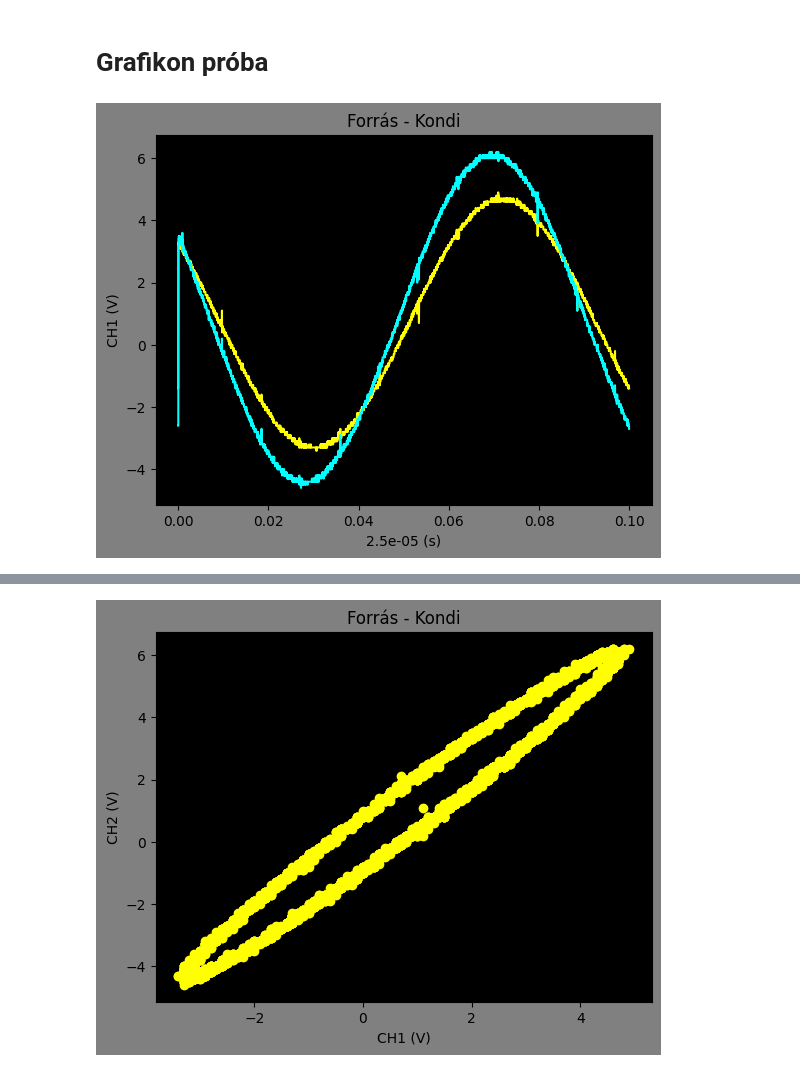
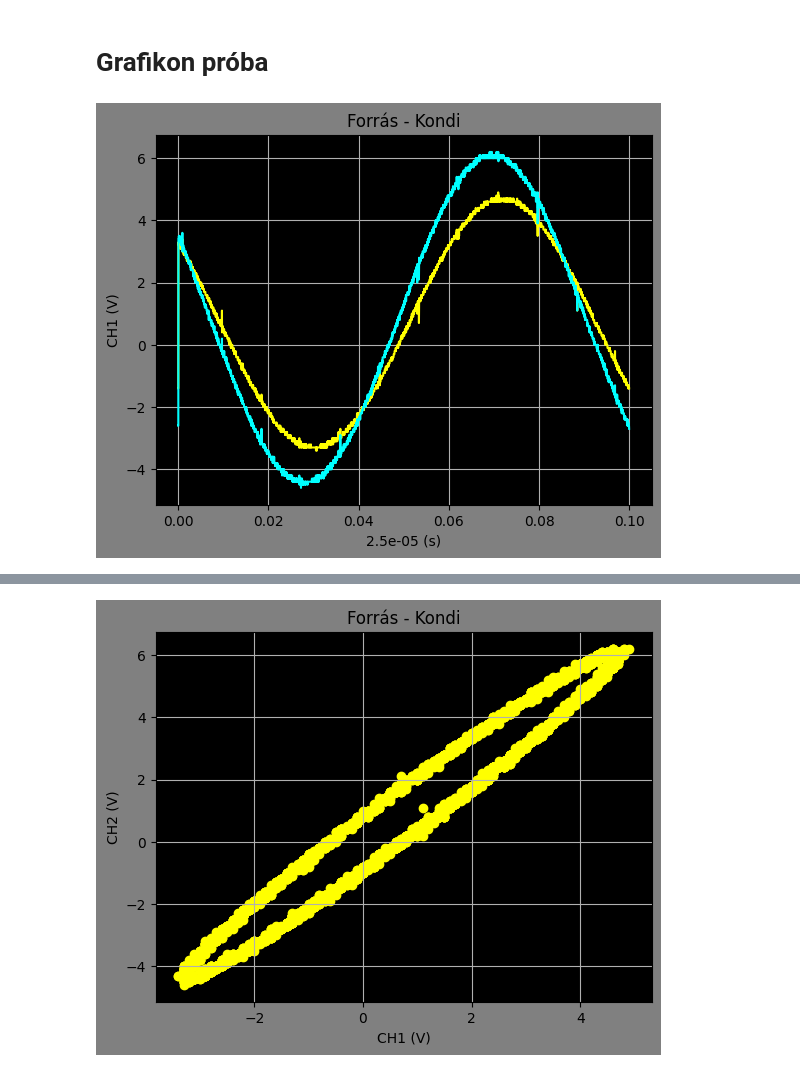
Before and after one commit to Petint/PATAKY-MERES, a Jupyter notebook: Untitled-1.ipynb, the cells around one changed output, grey strips where cells are left out. Cells and saved outputs as stored; diff of their text form; code cells hidden in the pictures.

```diff
--- a/Untitled-1.ipynb
+++ b/Untitled-1.ipynb
@@ -16,15 +16,16 @@ t2 , ch2 = wm.cal(param2, wf2)
 # %%
 plt.figure(facecolor='gray')
 plt.plot(t1, ch1, color='yellow')
 plt.plot(t2, ch2, color='cyan')
 plt.ylabel(f"{param1['Source']} ({param1['Vertical Units']})")
 plt.xlabel(f"{param1['Horizontal Scale']} ({param1['Horizontal Units']})")
 plt.title('Forrás - Kondi')
 ax = plt.gca()
 ax.set_facecolor("black")
+plt.grid(True,'both')
 plt.show()
 # %% [output]
-[figure, old version]
+[figure, new version]
 # %% [markdown]
 # Az eredeti
 ![*](RC2/A0003DS.BMP)
@@ -37,6 +38,7 @@ plt.ylabel(f"{param2['Source']} ({param2['Vertical Units']})")
 plt.title('Forrás - Kondi')
 ax = plt.gca()
 ax.set_facecolor("black")
+plt.grid(True,'both')
 plt.show()
 # %% [output]
-[figure, old version]
+[figure, new version]
```
Also changed, not shown: parts of 3 cells of this notebook.
